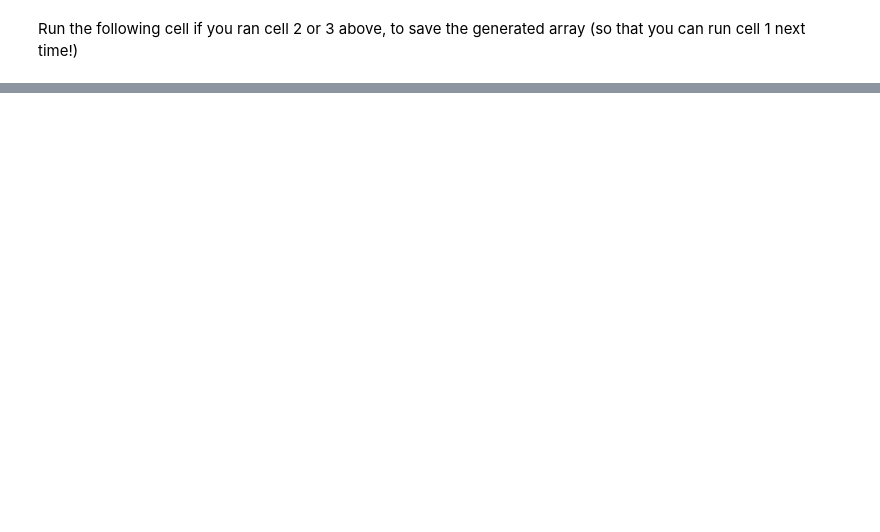
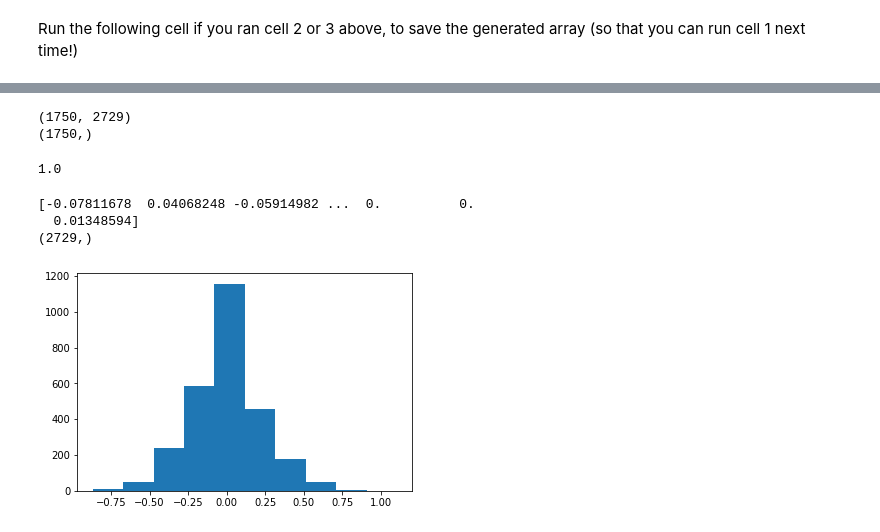
Before and after one commit to da5nsy/ReplicatingKay2008, a Jupyter notebook: main.ipynb, the cells around one changed output, grey strips where cells are left out. Saved outputs shown, nothing was run; the diff lists cells and outputs as text; code cells hidden in the pictures; blank space fills up the shorter version.

```diff
--- a/main.ipynb
+++ b/main.ipynb
@@ -243,0 +263,28 @@ np.save('proj_test.npy',proj_test)
+# %%
+# Prepare data
+
+X = proj
+y = dat["responses"][:,0] # first voxel only!
+
+print(X.shape)
+print(y.shape)
+# %% [output]
+(1750, 2729)
+(1750,)
+# %%
+reg = LinearRegression().fit(X, y)
+# %%
+reg.score(X, y)
+# %% [output]
+1.0
+# %%
+print(reg.coef_)
+print(reg.coef_.shape)
+# %% [output]
+[-0.07811678  0.04068248 -0.05914982 ...  0.          0.
+  0.01348594]
+(2729,)
+# %%
+plt.hist(reg.coef_);
+# %% [output]
+[figure, added]
```
Also changed, not shown: parts of 26 cells of this notebook.
